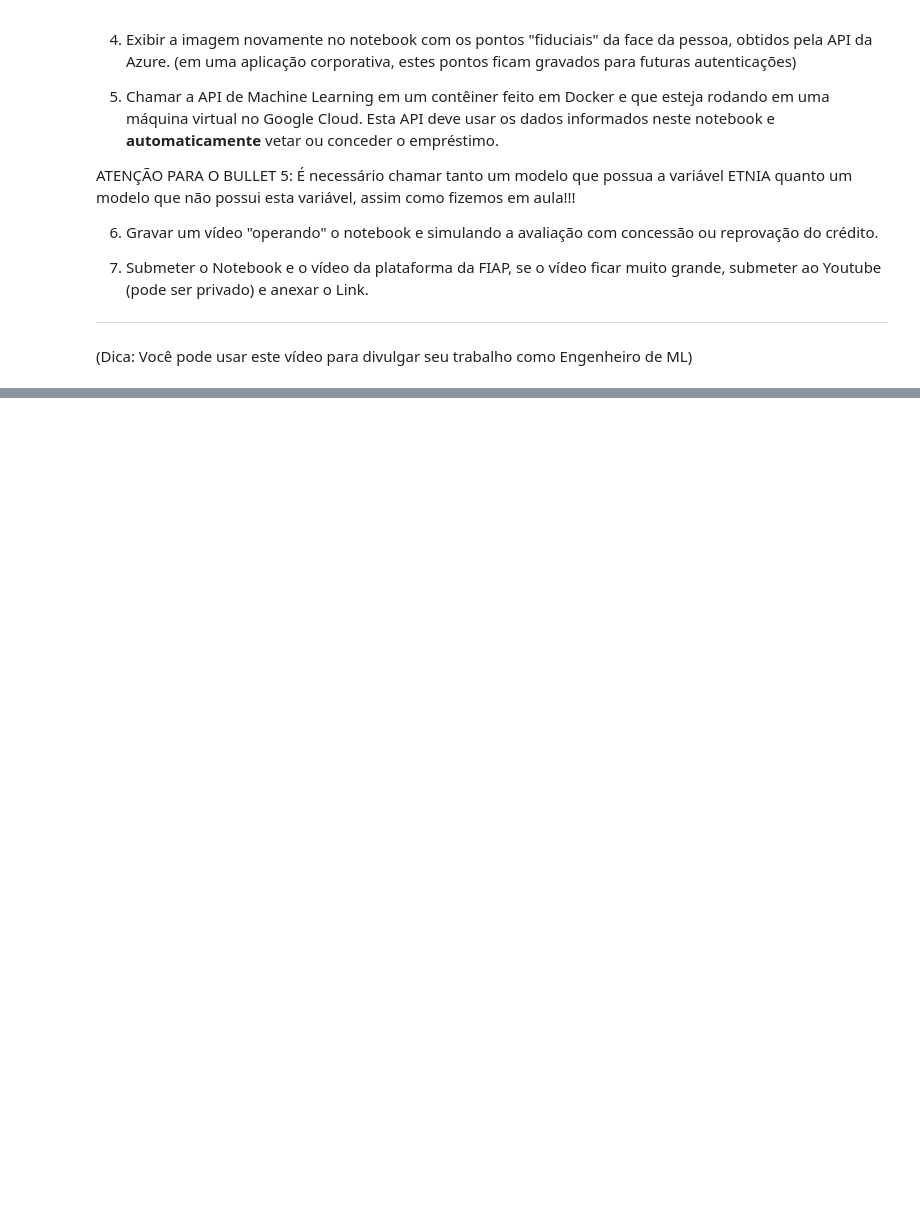
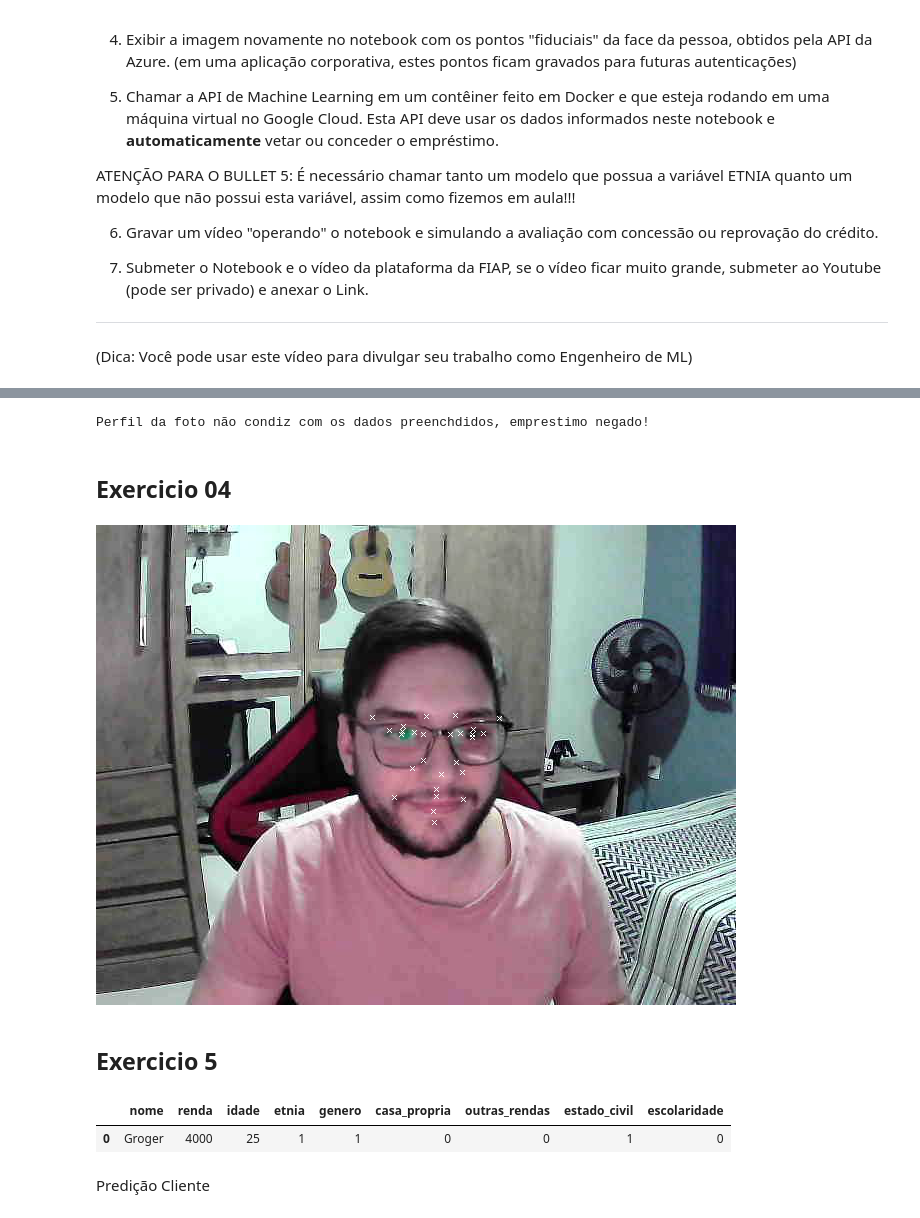
Before and after one commit to g-roger/plataformas-cognitivas, a Jupyter notebook: Plataformas_Trabalho_Final.ipynb, the cells around one changed output, grey strips where cells are left out. Cells and saved outputs as stored; diff of their text form; code cells hidden in the pictures; blank space fills up the shorter version.

```diff
--- a/Plataformas_Trabalho_Final.ipynb
+++ b/Plataformas_Trabalho_Final.ipynb
@@ -115,0 +346,22 @@ ATENÇÃO PARA O BULLET 5: É necessário chamar tanto um modelo que possua a va
+# %%
+age = idade
+age_api = json_object["age"]
+
+if genero == 'Masculino':
+  gender = 'male'
+else:
+  gender = 'female'
+
+gender_api = json_object["gender"]
+
+age_min = age_api-5
+age_max = age_api+5
+
+if age <= age_max and age >= age_min and gender==gender_api:
+  print("Emprestimo concedido com sucesso!")
+else:
+  print("Perfil da foto não condiz com os dados preenchdidos, emprestimo negado!")
+# %% [output]
+Perfil da foto não condiz com os dados preenchdidos, emprestimo negado!
+# %% [markdown]
+## Exercicio 04
@@ -115,0 +371,11 @@ ATENÇÃO PARA O BULLET 5: É necessário chamar tanto um modelo que possua a va
+# %%
+img_auth = Image.open(imagefile)
+draw = ImageDraw.Draw(img_auth)
+for face in detected_faces:
+     drawCrossesOnFace(face.face_landmarks, size=2, color='white')
+# %%
+img_auth
+# %% [output]
+[figure, added]
+# %% [markdown]
+## Exercicio 5
@@ -115,0 +398,16 @@ ATENÇÃO PARA O BULLET 5: É necessário chamar tanto um modelo que possua a va
+# %%
+cliente = pd.DataFrame({'nome': [nome],
+                   'renda': [renda],
+                   'idade': [idade],
+                   'etnia': 0 if [etnia]=='Etnia01' else 1,
+                   'genero': 0 if [genero]=='Masculino' else 1,
+                   'casa_propria ': 1 if [casa_propria]=='Sim' else 0,
+                   'outras_rendas ': 1 if [outras_rendas]=='Sim' else 0,
+                   'estado_civil ': 0 if [estado_civil]=='Estado01' else 1,
+                   'escolaridade ': [escolaridade]})
+cliente
+# %% [output]
+|  | nome | renda | idade | etnia | genero | casa_propria | outras_rendas | estado_civil | escolaridade |
+| 0 | Groger | 4000 | 25 | 1 | 1 | 0 | 0 | 1 | 0 |
+# %% [markdown]
+Predição Cliente
```
Also changed, not shown: parts of 44 cells of this notebook.
